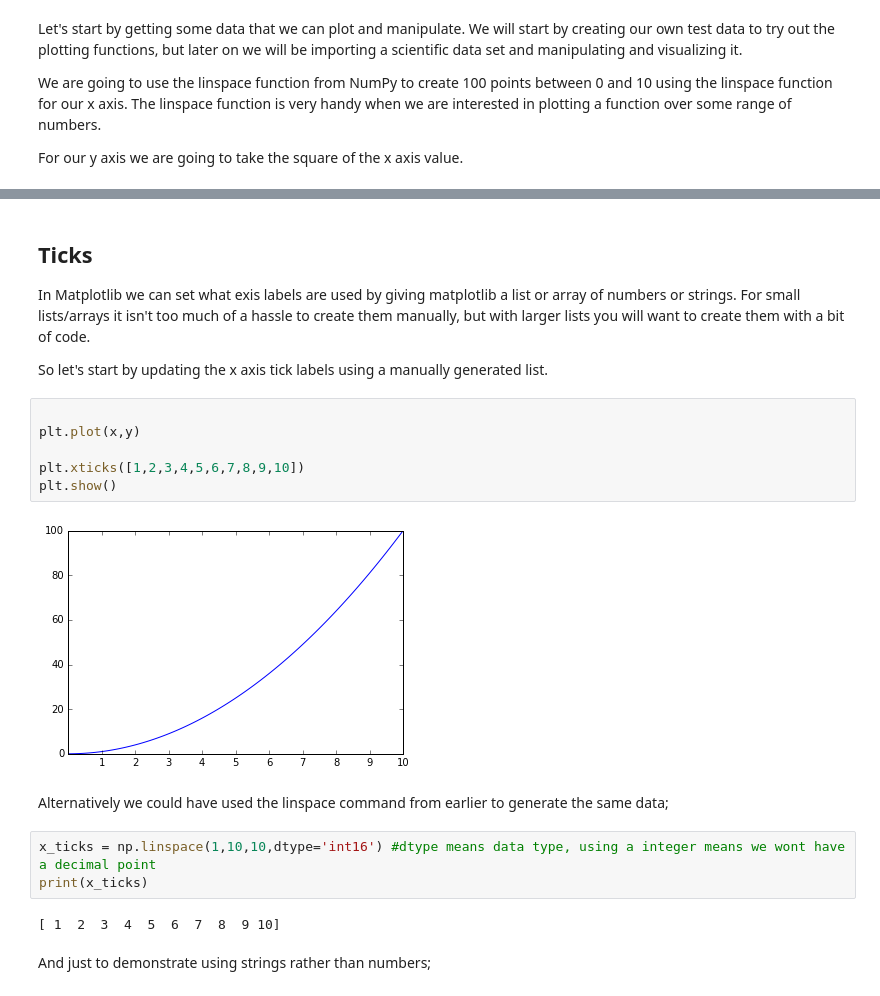
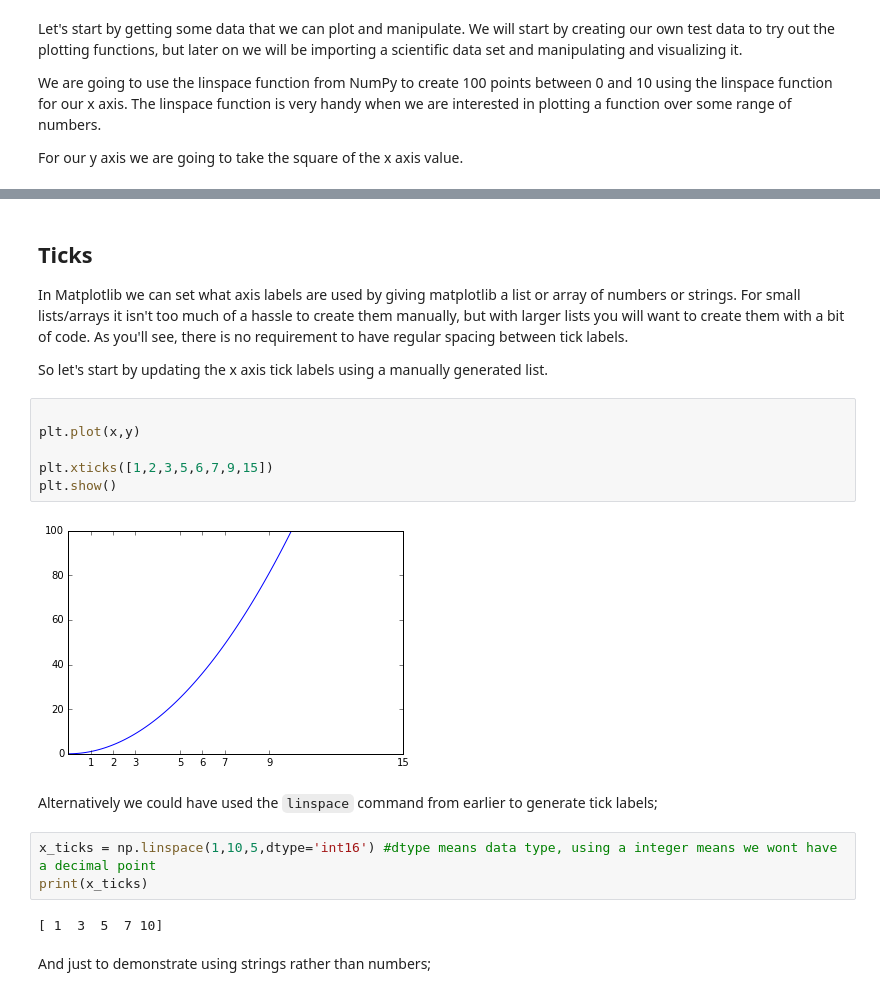
Before and after one commit to digital-skills-for-researchers/coursebook, a Jupyter notebook: modules/data-visualisation/ipython-notebook/matplotlib_notebook.ipynb, the cells around one changed output, grey strips where cells are left out. Saved outputs shown, nothing was run; the diff lists cells and outputs as text.

```diff
--- a/modules/data-visualisation/ipython-notebook/matplotlib_notebook.ipynb
+++ b/modules/data-visualisation/ipython-notebook/matplotlib_notebook.ipynb
@@ -120,24 +135,24 @@ plt.show()
 
 ## Ticks
 
-In Matplotlib we can set what exis labels are used by giving matplotlib a list or array of numbers or strings. For small lists/arrays it isn't too much of a hassle to create them manually, but with larger lists you will want to create them with a bit of code.
+In Matplotlib we can set what axis labels are used by giving matplotlib a list or array of numbers or strings. For small lists/arrays it isn't too much of a hassle to create them manually, but with larger lists you will want to create them with a bit of code. As you'll see, there is no requirement to have regular spacing between tick labels.
 
 So let's start by updating the x axis tick labels using a manually generated list.
 # %%
 
 plt.plot(x,y)
 
-plt.xticks([1,2,3,4,5,6,7,8,9,10])
+plt.xticks([1,2,3,5,6,7,9,15])
 plt.show()
 # %% [output]
-[figure, old version]
+[figure, new version]
 # %% [markdown]
-Alternatively we could have used the linspace command from earlier to generate the same data;
+Alternatively we could have used the `linspace` command from earlier to generate tick labels;
 # %%
-x_ticks = np.linspace(1,10,10,dtype='int16') #dtype means data type, using a integer means we wont have a decimal point
+x_ticks = np.linspace(1,10,5,dtype='int16') #dtype means data type, using a integer means we wont have a decimal point
 print(x_ticks)
 # %% [output]
-[ 1  2  3  4  5  6  7  8  9 10]
+[ 1  3  5  7 10]
 # %% [markdown]
 And just to demonstrate using strings rather than numbers;
 # %%
```
Also changed, not shown: parts of 47 cells of this notebook, 1 other file.
